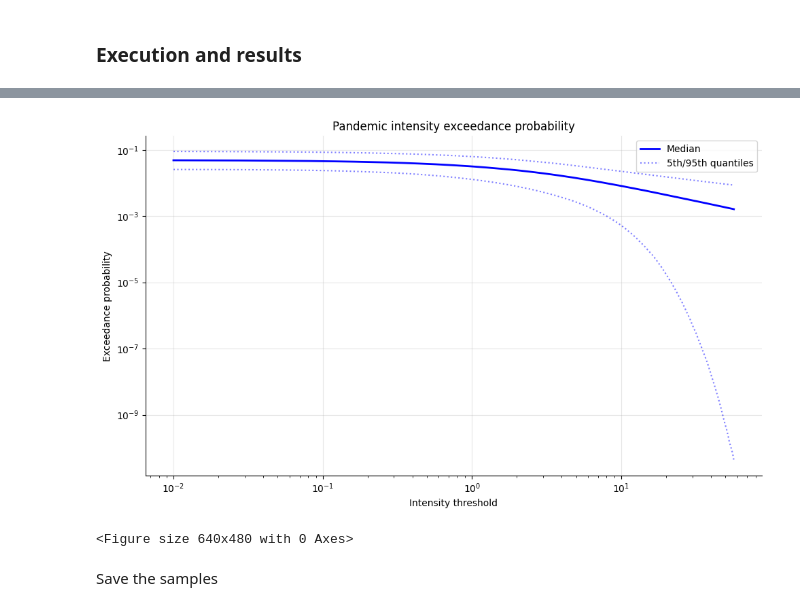
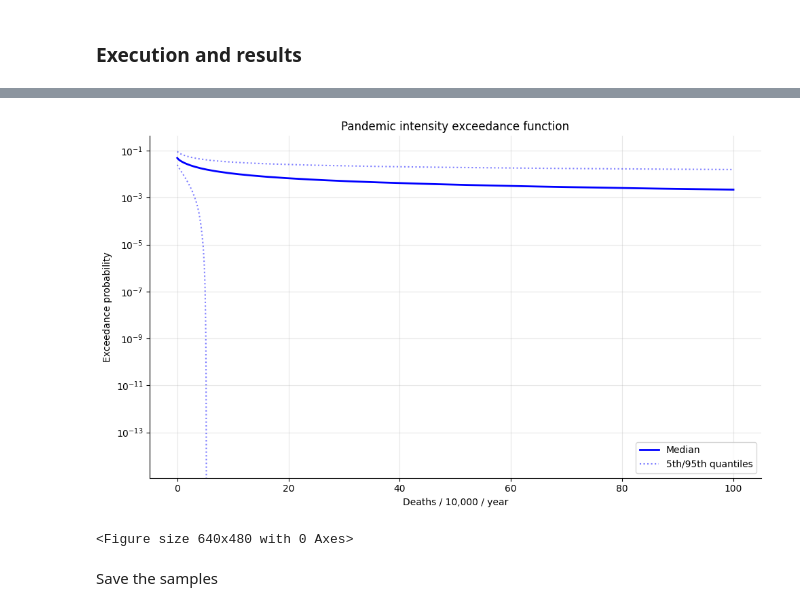
Before and after one commit to DevInnovationLab/pandemic_model_public, a Jupyter notebook: python/notebooks/35 mle_uncertainty_param_transform.ipynb, the cells around one changed output, grey strips where cells are left out. Cells and saved outputs as stored; diff of their text form; code cells hidden in the pictures.

```diff
--- a/python/notebooks/35 mle_uncertainty_param_transform.ipynb
+++ b/python/notebooks/35 mle_uncertainty_param_transform.ipynb
@@ -44,7 +46,7 @@ from pandemic_model.stats.mevd import MEVD, TruncatedGPD
 # %%
 rng = np.random.default_rng()
 THRESHOLD = 0.01
-MAX_INTENSITY = 57
+MAX_INTENSITY = 100
 # %%
 # Load actual duration data
 final_allrisk_ds = pd.read_csv("../../data/clean/final_allrisk_ds.csv")
@@ -129,0 +65,5 @@ array([[ 0.1628752 , -0.00599931,  0.02618225],
+# %%
+exceed_idx = intensity_annual > THRESHOLD
+n_exceed = exceed_idx.sum()
+n_years = len(intensity_annual)
+excesses = intensity_annual[exceed_idx]
@@ -129,0 +232,17 @@ array([[ 0.1628752 , -0.00599931,  0.02618225],
+# %%
+results_df, best_fit = fit_tail(excesses, n_years, n_exceed, start_grid, y_max=57-THRESHOLD)
+print("MLE estimates from different initial conditions")
+display(results_df)
+
+p_hat, xi_hat, sigma_hat = best_fit.p, best_fit.xi, best_fit.sigma
+
+# ------------------------------------------------------------------
+# 4.  VARIANCE–COVARIANCE IN φ-SPACE
+# ------------------------------------------------------------------
+# Get full covariance matrix from Hessian
+V_phi = best_fit.hess_inv
+
+# point-estimate in φ-space
+phi_hat = np.array([logit(p_hat), softplus1_inv(xi_hat), softplus_inv(sigma_hat)])
+theta_hat = from_phi(phi_hat)
+V_phi
@@ -130,8 +268,11 @@ array([[ 0.1628752 , -0.00599931,  0.02618225],
 # %%
-n_samples = 100_000
-phi_draws = rng.multivariate_normal(phi_hat, V_phi, size=n_samples)
-theta_draws = np.stack([transform_constrain(z) for z in phi_draws])
-p_draws, xi_draws, sigma_draws = np.hsplit(theta_draws, 3)
+# ------------------------------------------------------------------
+# 5.  MONTE-CARLO DRAWS  →  θ-SPACE
+# ------------------------------------------------------------------
+n_samples  = 100_000
+phi_draws  = rng.multivariate_normal(phi_hat, V_phi, size=n_samples)
+theta_draws = np.vstack([from_phi(phi_row) for phi_row in phi_draws])
+p_draws, xi_draws, sigma_draws = np.hsplit(theta_draws, 3) # convenient unpack
 # %%
 fig, axes = plt.subplots(1, 3, figsize=(12, 4))
 param_names = ['p', 'xi', 'sigma']
@@ -158,40 +299,41 @@ intensity_thresholds_mat = np.tile(intensity_thresholds, (n_samples, 1))
 
 # Calculate survival functions for each sample
 intensity_survivals = (
-    p_draws * genpareto.sf(
+    p_draws * (1 - genpareto.cdf(
         intensity_thresholds_mat,
         xi_draws,
         loc=THRESHOLD,
         scale=sigma_draws
+    )
+    # / genpareto.cdf(MAX_INTENSITY, c=xi_draws, loc=THRESHOLD, scale=sigma_draws)
     )
 )
 
 # Calculate percentiles for credible intervals
 intensity_percentiles = np.percentile(intensity_survivals, [5, 50, 95], axis=0)
 
 # Plot exceedance probability curve
 plt.figure(figsize=(10, 6))
 
 # Plot median and credible intervals
 plt.plot(intensity_thresholds, intensity_percentiles[1], 'b-', linewidth=2, label='Median')
 plt.plot(intensity_thresholds, intensity_percentiles[0], 'b:', alpha=0.5, label='5th/95th quantiles')
 plt.plot(intensity_thresholds, intensity_percentiles[2], 'b:', alpha=0.5)
 
-plt.xscale('log')
 plt.yscale('log')
 plt.grid(True, alpha=0.3)
-plt.xlabel('Intensity threshold')
+plt.xlabel('Deaths / 10,000 / year')
 plt.ylabel('Exceedance probability')
-plt.title('Pandemic intensity exceedance probability')
+plt.title('Pandemic intensity exceedance function')
 plt.legend()
 plt.gca().spines['top'].set_visible(False)
 plt.gca().spines['right'].set_visible(False)
 
 plt.tight_layout()
 plt.show()
 plt.savefig("../../output/severity_distributions/allrisk_base_exceedance_fn.jpg", dpi=400)
 # %% [output]
-[figure, old version]
+[figure, new version]
 <Figure size 640x480 with 0 Axes>
 # %% [markdown]
 Save the samples
```
Also changed, not shown: parts of 15 cells of this notebook, 12 other files.
